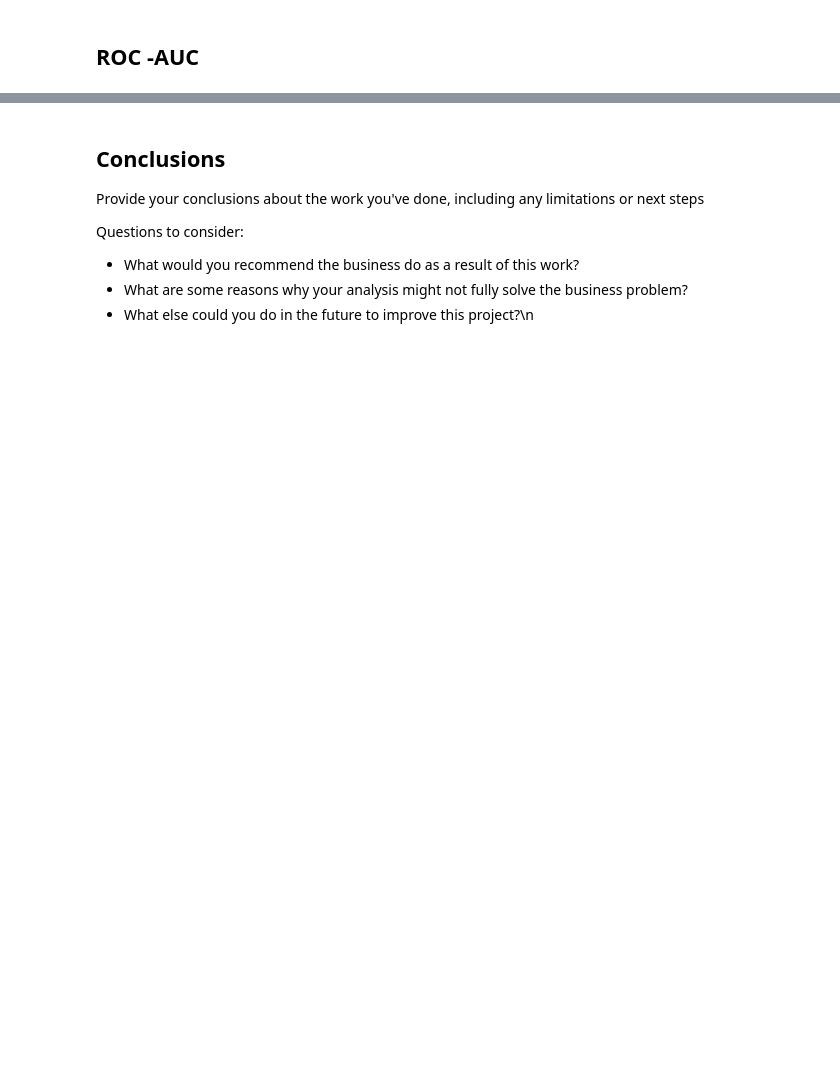
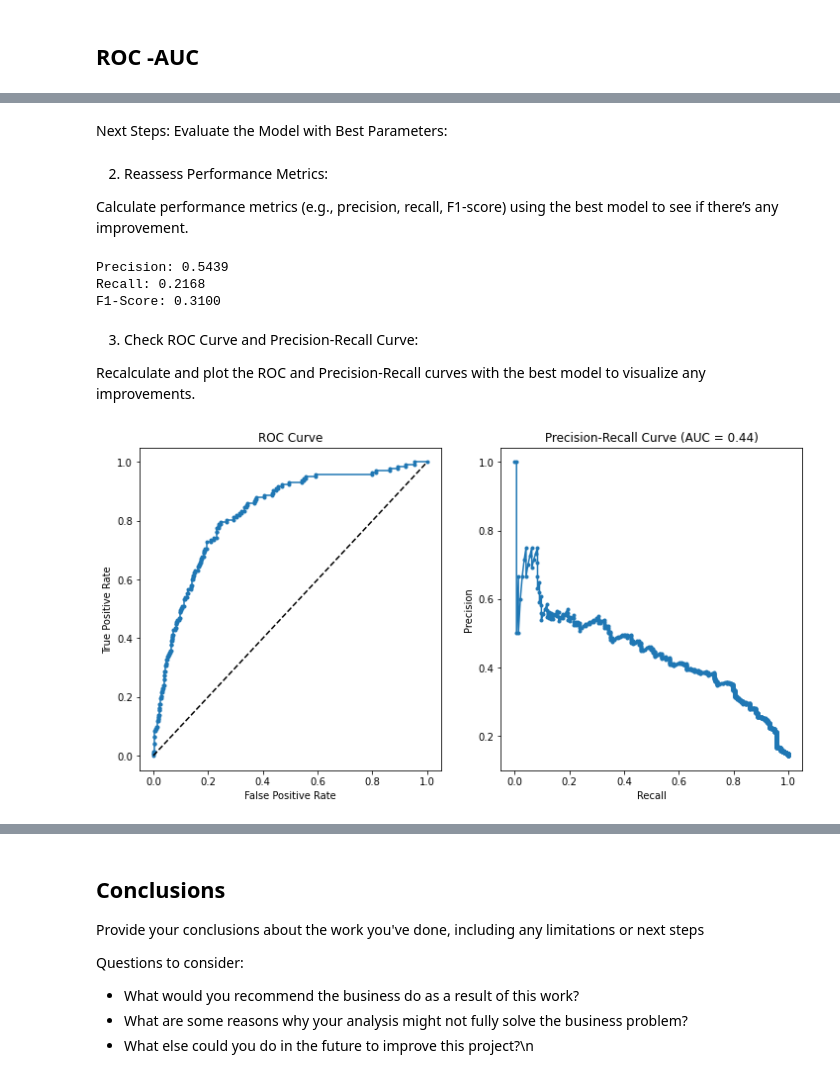
Before and after one commit to wambuiGicheha/Logistic_Regression_Project, a Jupyter notebook: index.ipynb, the cells around one changed output, grey strips where cells are left out. Drawn from its saved outputs; the diff is of its cells as text; code cells hidden in the pictures; blank space fills up the shorter version.

```diff
--- a/index.ipynb
+++ b/index.ipynb
@@ -1359,0 +1504,55 @@ Specificity : 0.5106
+# %% [markdown]
+Next Steps:
+Evaluate the Model with Best Parameters:
+# %%
+best_model = grid_search.best_estimator_
+y_pred_best = best_model.predict(X_test)
+# %% [markdown]
+2. Reassess Performance Metrics:
+
+Calculate performance metrics (e.g., precision, recall, F1-score) using the best model to see if there’s any improvement.
+# %%
+from sklearn.metrics import precision_score, recall_score, f1_score
+
+precision_best = precision_score(y_test, y_pred_best)
+recall_best = recall_score(y_test, y_pred_best)
+f1_best = f1_score(y_test, y_pred_best)
+
+print(f'Precision: {precision_best:.4f}')
+print(f'Recall: {recall_best:.4f}')
+print(f'F1-Score: {f1_best:.4f}')
+# %% [output]
+Precision: 0.5439
+Recall: 0.2168
+F1-Score: 0.3100
+# %% [markdown]
+3. Check ROC Curve and Precision-Recall Curve:
+
+Recalculate and plot the ROC and Precision-Recall curves with the best model to visualize any improvements.
+# %%
+from sklearn.metrics import roc_curve, precision_recall_curve, auc
+
+y_pred_proba_best = best_model.predict_proba(X_test)[:, 1]
+
+# ROC Curve
+fpr_best, tpr_best, _ = roc_curve(y_test, y_pred_proba_best)
+plt.figure(figsize=(12, 6))
+plt.subplot(1, 2, 1)
+plt.plot(fpr_best, tpr_best, marker='.')
+plt.plot([0, 1], [0, 1], 'k--')
+plt.title('ROC Curve')
+plt.xlabel('False Positive Rate')
+plt.ylabel('True Positive Rate')
+
+# Precision-Recall Curve
+precisions_best, recalls_best, _ = precision_recall_curve(y_test, y_pred_proba_best)
+auc_pr_best = auc(recalls_best, precisions_best)
+plt.subplot(1, 2, 2)
+plt.plot(recalls_best, precisions_best, marker='.')
+plt.title(f'Precision-Recall Curve (AUC = {auc_pr_best:.2f})')
+plt.xlabel('Recall')
+plt.ylabel('Precision')
+
+plt.show()
+# %% [output]
+[figure, added]
```
Also changed, not shown: parts of 27 cells of this notebook.
